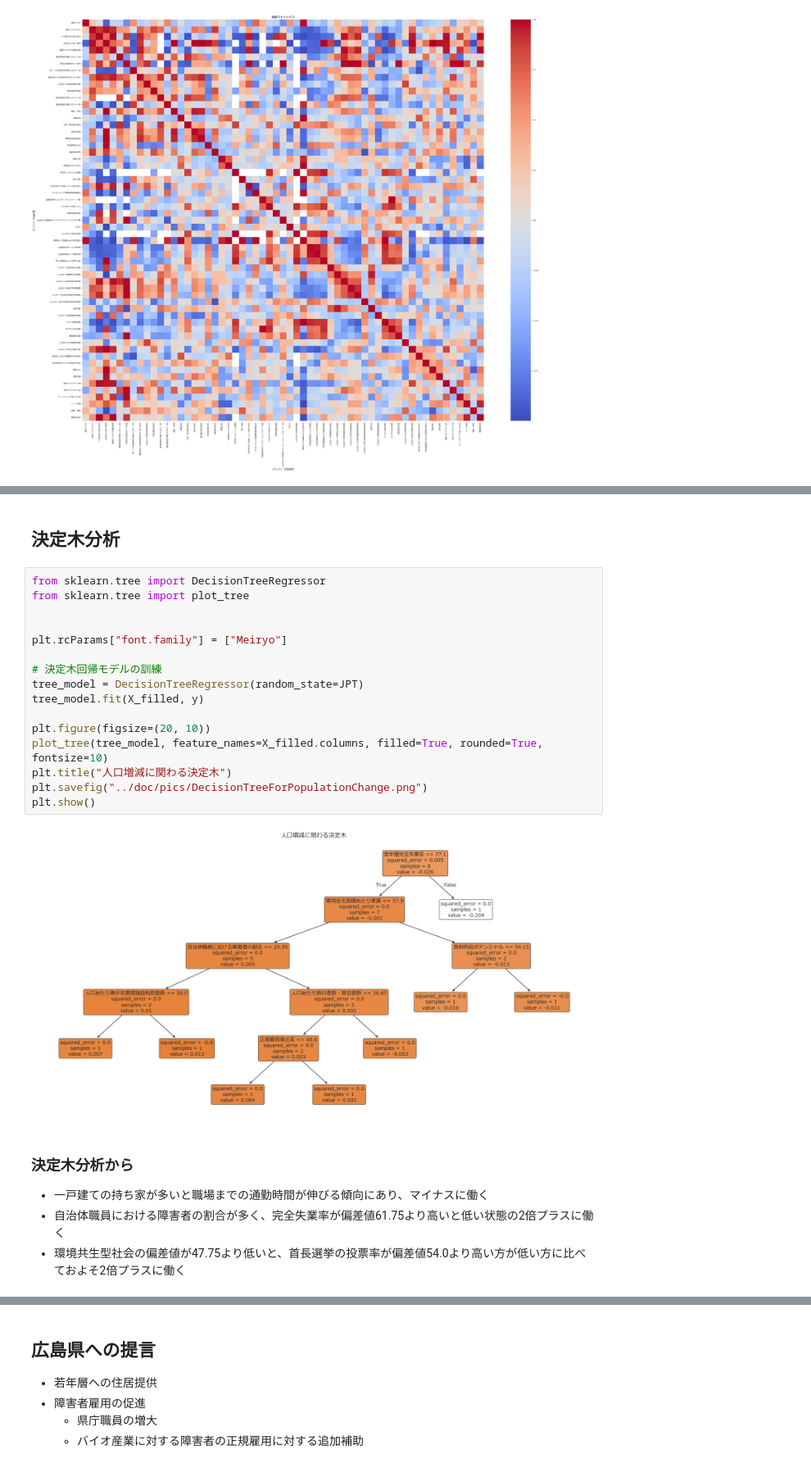
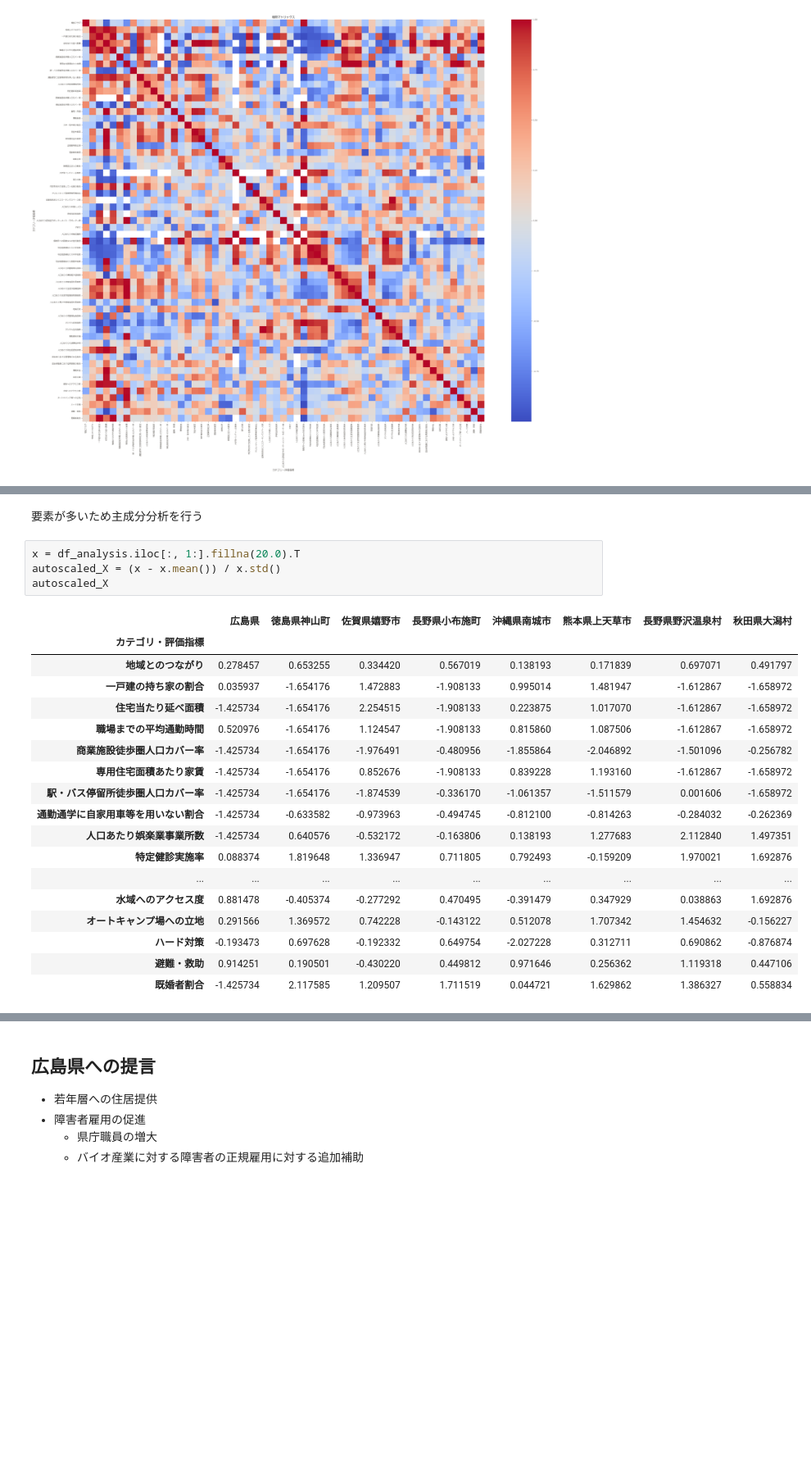
Before and after one commit to GuitarBuilderClass/census-of-people, a Jupyter notebook: notebooks/well_being_analysis.ipynb, the cells around one changed output, grey strips where cells are left out. Shown at 82% size. Saved outputs shown, nothing was run; the diff lists cells and outputs as text; blank space fills up the shorter version.

```diff
--- a/notebooks/well_being_analysis.ipynb
+++ b/notebooks/well_being_analysis.ipynb
@@ -415,25 +380,25 @@ mse_filled, r2_filled, coefficients_filled.sort_values(ascending=False).head(20)
-# %% [markdown]
-## 決定木分析
-# %%
-from sklearn.tree import DecisionTreeRegressor
-from sklearn.tree import plot_tree
-
-
-plt.rcParams["font.family"] = ["Meiryo"]
-
-# 決定木回帰モデルの訓練
-tree_model = DecisionTreeRegressor(random_state=JPT)
-tree_model.fit(X_filled, y)
-
-plt.figure(figsize=(20, 10))
-plot_tree(tree_model, feature_names=X_filled.columns, filled=True, rounded=True, fontsize=10)
-plt.title("人口増減に関わる決定木")
-plt.savefig("../doc/pics/DecisionTreeForPopulationChange.png")
-plt.show()
-# %% [output]
-[figure, removed]
-# %% [markdown]
-### 決定木分析から
-- 一戸建ての持ち家が多いと職場までの通勤時間が伸びる傾向にあり、マイナスに働く
-- 自治体職員における障害者の割合が多く、完全失業率が偏差値61.75より高いと低い状態の2倍プラスに働く
-- 環境共生型社会の偏差値が47.75より低いと、首長選挙の投票率が偏差値54.0より高い方が低い方に比べておよそ2倍プラスに働く
+# %% [markdown]
+要素が多いため主成分分析を行う
+# %%
+x = df_analysis.iloc[:, 1:].fillna(20.0).T
+autoscaled_X = (x - x.mean()) / x.std()
+autoscaled_X
+# %% [output]
+|  | 広島県 | 徳島県神山町 | 佐賀県嬉野市 | 長野県小布施町 | 沖縄県南城市 | 熊本県上天草市 | 長野県野沢温泉村 | 秋田県大潟村 |
+| カテゴリ・評価指標 |  |  |  |  |  |  |  |  |
+| 地域とのつながり | 0.278457 | 0.653255 | 0.334420 | 0.567019 | 0.138193 | 0.171839 | 0.697071 | 0.491797 |
+| 一戸建の持ち家の割合 | 0.035937 | -1.654176 | 1.472883 | -1.908133 | 0.995014 | 1.481947 | -1.612867 | -1.658972 |
+| 住宅当たり延べ面積 | -1.425734 | -1.654176 | 2.254515 | -1.908133 | 0.223875 | 1.017070 | -1.612867 | -1.658972 |
+| 職場までの平均通勤時間 | 0.520976 | -1.654176 | 1.124547 | -1.908133 | 0.815860 | 1.087506 | -1.612867 | -1.658972 |
+| 商業施設徒歩圏人口カバー率 | -1.425734 | -1.654176 | -1.976491 | -0.480956 | -1.855864 | -2.046892 | -1.501096 | -0.256782 |
+| 専用住宅面積あたり家賃 | -1.425734 | -1.654176 | 0.852676 | -1.908133 | 0.839228 | 1.193160 | -1.612867 | -1.658972 |
+| 駅・バス停留所徒歩圏人口カバー率 | -1.425734 | -1.654176 | -1.874539 | -0.336170 | -1.061357 | -1.511579 | 0.001606 | -1.658972 |
+| 通勤通学に自家用車等を用いない割合 | -1.425734 | -0.633582 | -0.973963 | -0.494745 | -0.812100 | -0.814263 | -0.284032 | -0.262369 |
+| 人口あたり娯楽業事業所数 | -1.425734 | 0.640576 | -0.532172 | -0.163806 | 0.138193 | 1.277683 | 2.112840 | 1.497351 |
+| 特定健診実施率 | 0.088374 | 1.819648 | 1.336947 | 0.711805 | 0.792493 | -0.159209 | 1.970021 | 1.692876 |
+| ... | ... | ... | ... | ... | ... | ... | ... | ... |
+| 水域へのアクセス度 | 0.881478 | -0.405374 | -0.277292 | 0.470495 | -0.391479 | 0.347929 | 0.038863 | 1.692876 |
+| オートキャンプ場への立地 | 0.291566 | 1.369572 | 0.742228 | -0.143122 | 0.512078 | 1.707342 | 1.454632 | -0.156227 |
+| ハード対策 | -0.193473 | 0.697628 | -0.192332 | 0.649754 | -2.027228 | 0.312711 | 0.690862 | -0.876874 |
+| 避難・救助 | 0.914251 | 0.190501 | -0.430220 | 0.449812 | 0.971646 | 0.256362 | 1.119318 | 0.447106 |
+| 既婚者割合 | -1.425734 | 2.117585 | 1.209507 | 1.711519 | 0.044721 | 1.629862 | 1.386327 | 0.558834 |
```
Also changed, not shown: parts of 10 cells of this notebook, 8 other files.
